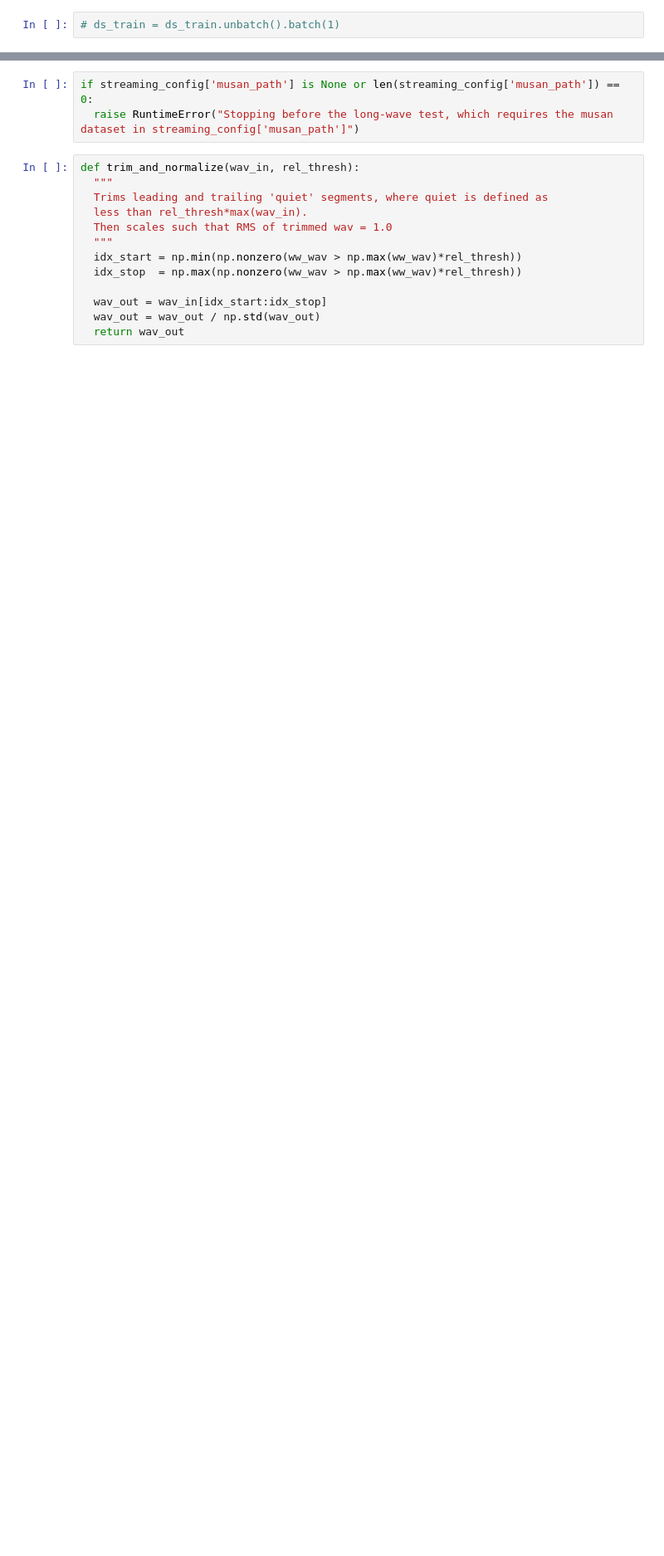
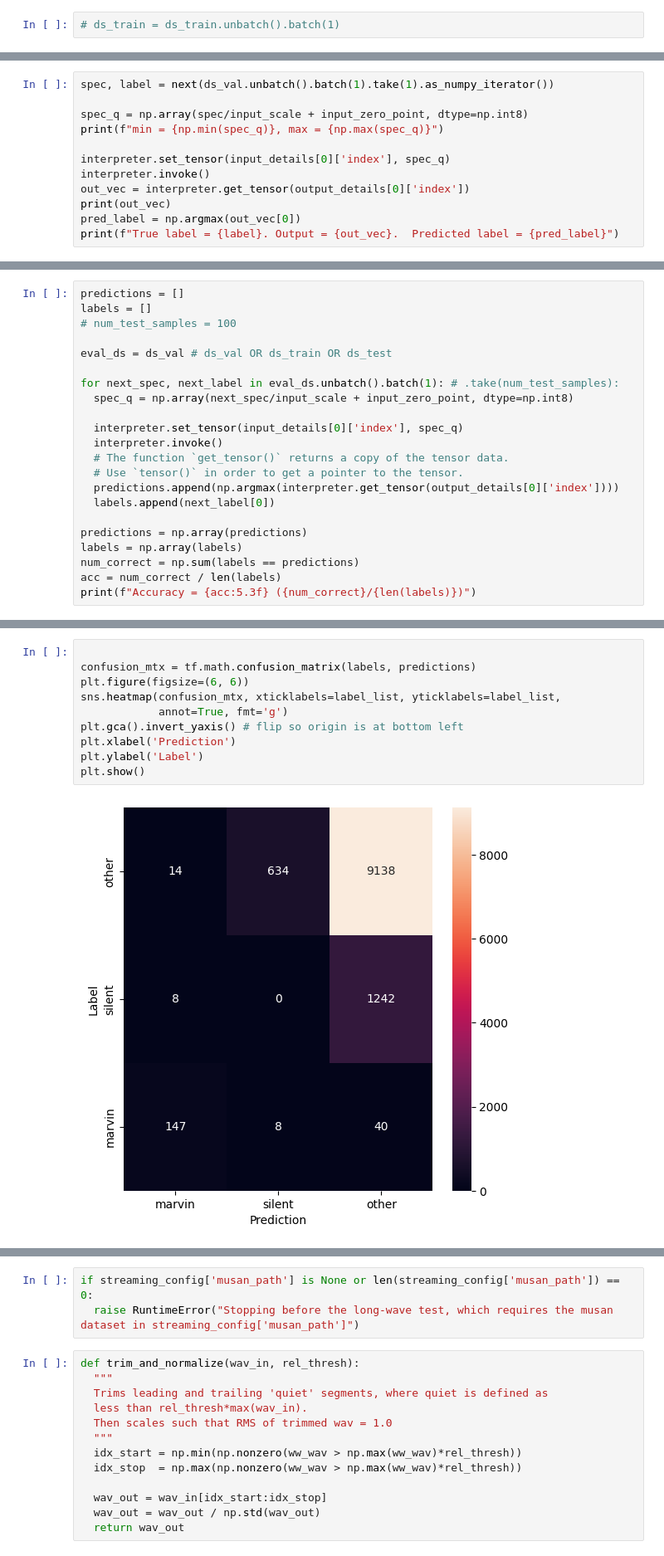
Before and after one commit to mlcommons/tiny, a Jupyter notebook: benchmark/training/streaming_wakeword/demo.ipynb, the cells around one changed output, grey strips where cells are left out. Shown: that part at 83% size. Drawn from its saved outputs; the diff is of its cells as text; blank space fills up the shorter version.

```diff
--- a/benchmark/training/streaming_wakeword/demo.ipynb
+++ b/benchmark/training/streaming_wakeword/demo.ipynb
@@ -228,0 +270,12 @@ plt.show()
+# %%
+spec, label = next(ds_val.unbatch().batch(1).take(1).as_numpy_iterator())
+
+spec_q = np.array(spec/input_scale + input_zero_point, dtype=np.int8)
+print(f"min = {np.min(spec_q)}, max = {np.max(spec_q)}")
+
+interpreter.set_tensor(input_details[0]['index'], spec_q)
+interpreter.invoke()
+out_vec = interpreter.get_tensor(output_details[0]['index'])
+print(out_vec)
+pred_label = np.argmax(out_vec[0])
+print(f"True label = {label}. Output = {out_vec}.  Predicted label = {pred_label}")
@@ -228,0 +288,22 @@ plt.show()
+# %%
+predictions = []
+labels = []
+# num_test_samples = 100
+
+eval_ds = ds_val # ds_val OR ds_train OR ds_test
+
+for next_spec, next_label in eval_ds.unbatch().batch(1): # .take(num_test_samples):
+  spec_q = np.array(next_spec/input_scale + input_zero_point, dtype=np.int8)
+
+  interpreter.set_tensor(input_details[0]['index'], spec_q)
+  interpreter.invoke()
+  # The function `get_tensor()` returns a copy of the tensor data.
+  # Use `tensor()` in order to get a pointer to the tensor.
+  predictions.append(np.argmax(interpreter.get_tensor(output_details[0]['index'])))
+  labels.append(next_label[0])
+
+predictions = np.array(predictions)
+labels = np.array(labels)
+num_correct = np.sum(labels == predictions)
+acc = num_correct / len(labels)
+print(f"Accuracy = {acc:5.3f} ({num_correct}/{len(labels)})")
@@ -228,0 +314,12 @@ plt.show()
+# %%
+
+confusion_mtx = tf.math.confusion_matrix(labels, predictions)
+plt.figure(figsize=(6, 6))
+sns.heatmap(confusion_mtx, xticklabels=label_list, yticklabels=label_list,
+            annot=True, fmt='g')
+plt.gca().invert_yaxis() # flip so origin is at bottom left
+plt.xlabel('Prediction')
+plt.ylabel('Label')
+plt.show()
+# %% [output]
+[figure, added]
```
Also changed, not shown: parts of 22 cells of this notebook, 1 other file.
